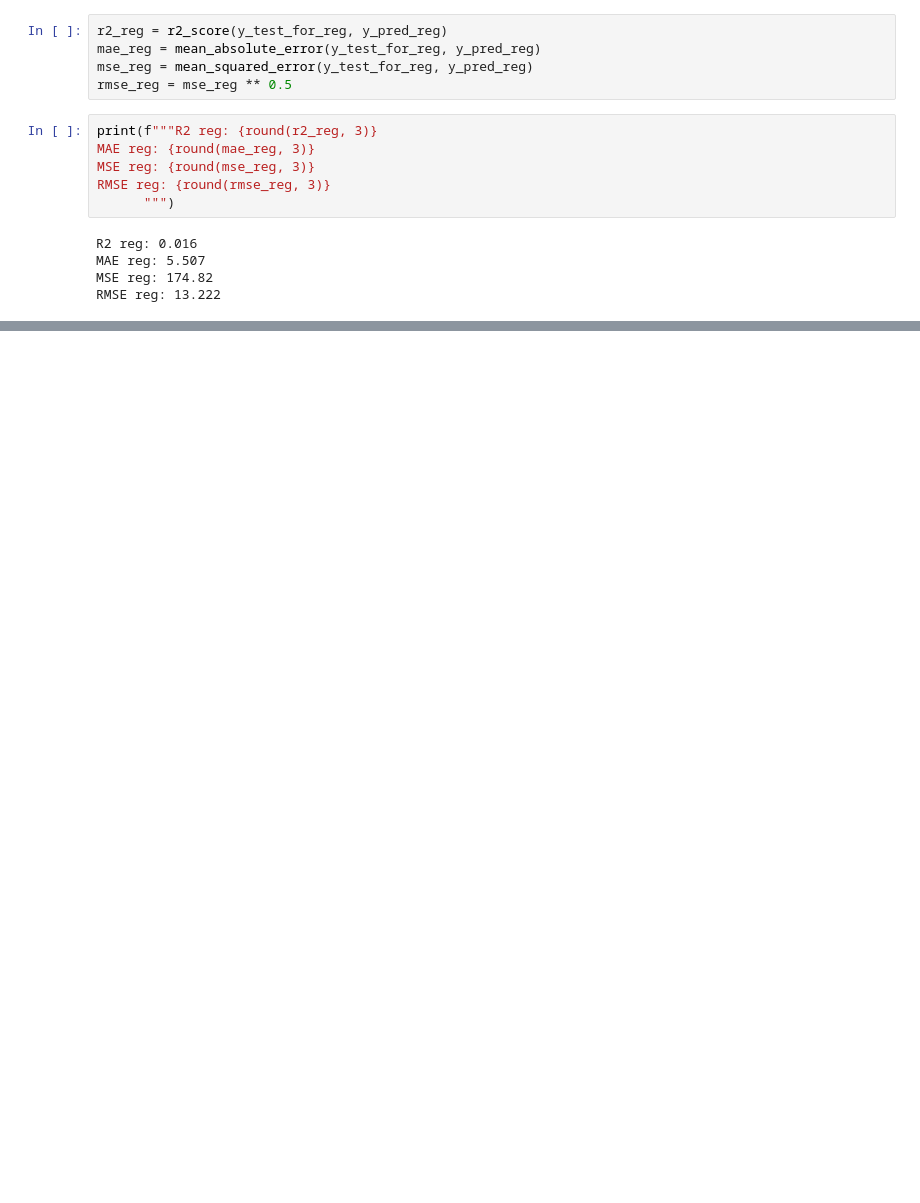
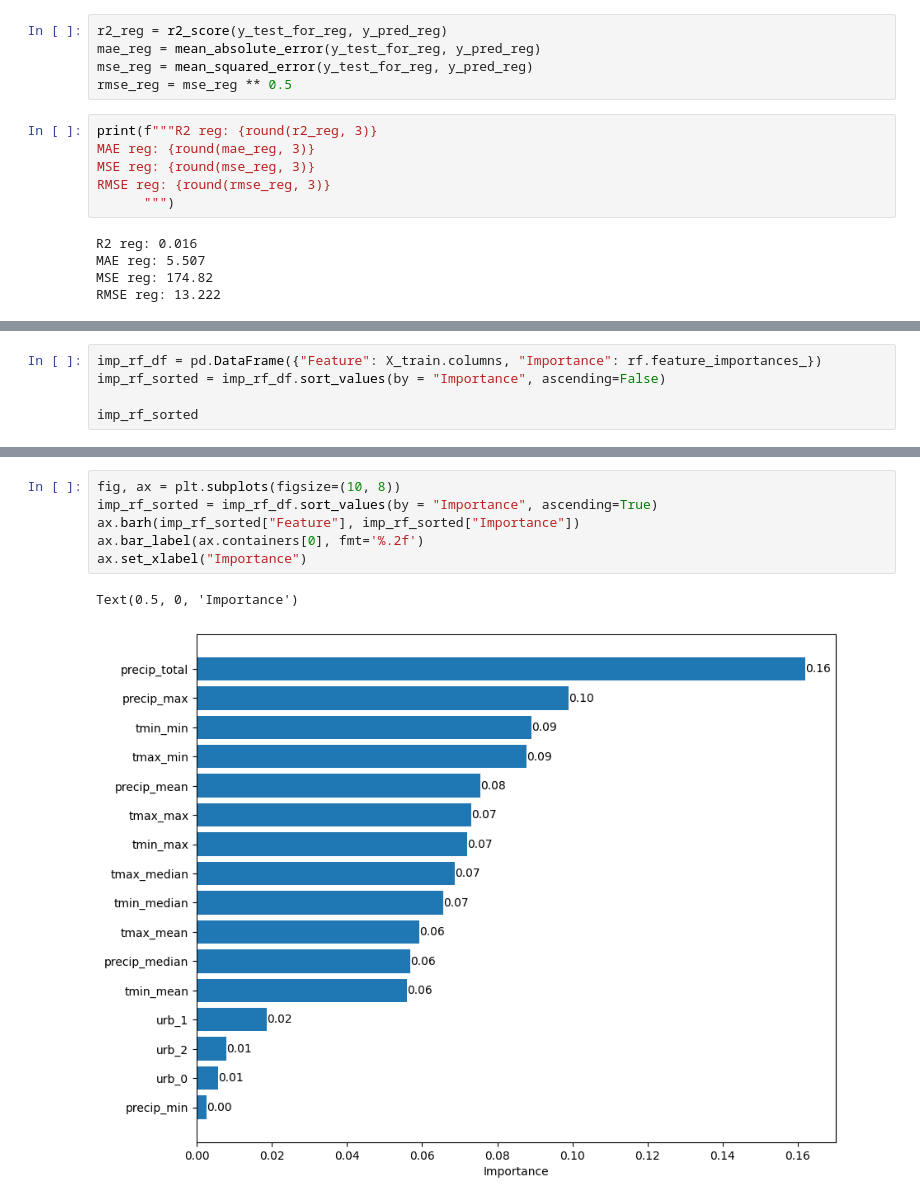
Before and after one commit to artisticlimon/dengue-model, a Jupyter notebook: models/baseline.ipynb, the cells around one changed output, grey strips where cells are left out. Cells and saved outputs as stored; diff of their text form; blank space fills up the shorter version.

```diff
--- a/models/baseline.ipynb
+++ b/models/baseline.ipynb
@@ -85,0 +154,5 @@ ax.scatter(y_test_for_reg, y_pred_reg)
+# %%
+imp_rf_df = pd.DataFrame({"Feature": X_train.columns, "Importance": rf.feature_importances_})
+imp_rf_sorted = imp_rf_df.sort_values(by = "Importance", ascending=False)
+
+imp_rf_sorted
@@ -85,0 +177,9 @@ ax.scatter(y_test_for_reg, y_pred_reg)
+# %%
+fig, ax = plt.subplots(figsize=(10, 8))
+imp_rf_sorted = imp_rf_df.sort_values(by = "Importance", ascending=True)
+ax.barh(imp_rf_sorted["Feature"], imp_rf_sorted["Importance"])
+ax.bar_label(ax.containers[0], fmt='%.2f')
+ax.set_xlabel("Importance")
+# %% [output]
+Text(0.5, 0, 'Importance')
+[figure, added]
```
Also changed, not shown: parts of 13 cells of this notebook.
